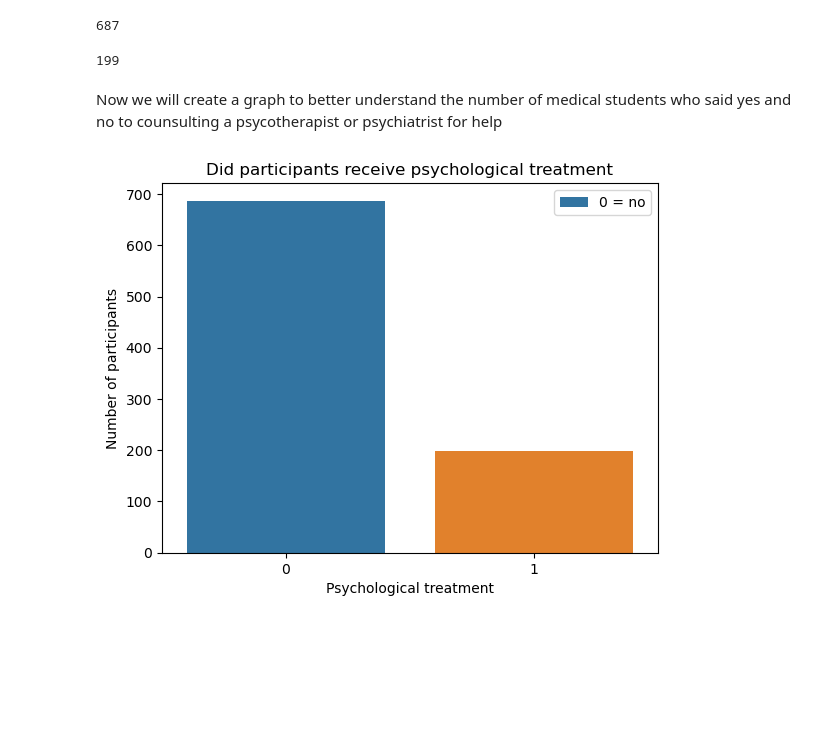
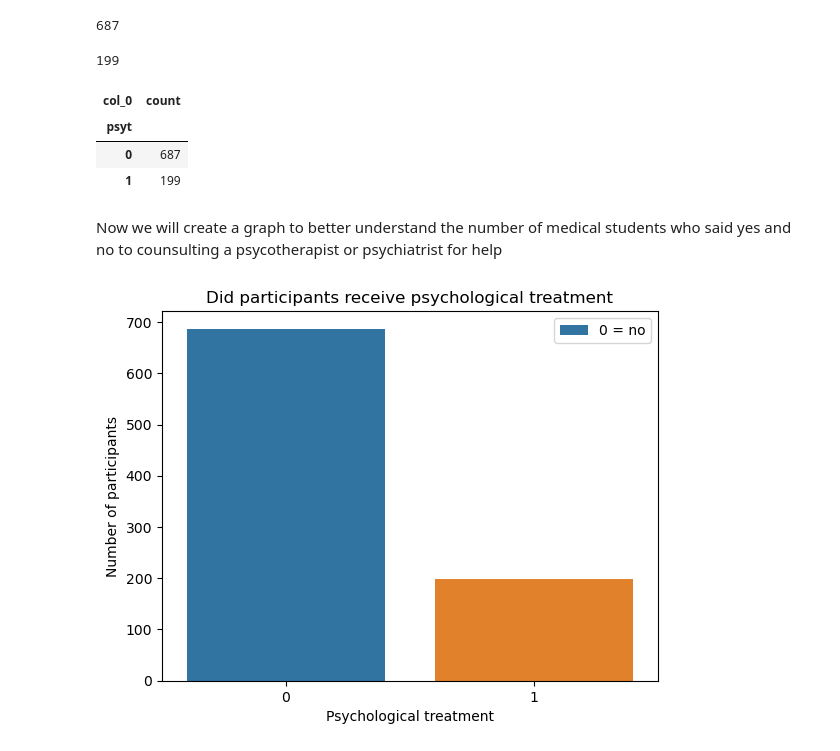
Before and after one commit to haleychokshi/PUBH1142, a Jupyter notebook: MentalHealthMedStudentData.ipynb, the cells around one changed output. Cells and saved outputs as stored; diff of their text form; code cells hidden in the pictures; blank space fills up the shorter version.

```diff
--- a/MentalHealthMedStudentData.ipynb
+++ b/MentalHealthMedStudentData.ipynb
@@ -111,6 +113,14 @@ psyt_column[psyt_column == 0].count()
 psyt_column[psyt_column == 1].count()
 # %% [output]
 199
+# %%
+#create a table that shows the number of participants who answered 0 (no) and 1 (yes) in the psyt column
+pd.crosstab(index=df['psyt'], columns='count')
+# %% [output]
+| col_0 | count |
+| psyt |  |
+| 0 | 687 |
+| 1 | 199 |
 # %% [markdown]
 Now we will create a graph to better understand the number of medical students who said yes and no to counsulting a psycotherapist or psychiatrist for help
 # %%
```
Also changed, not shown: parts of 6 cells of this notebook.
